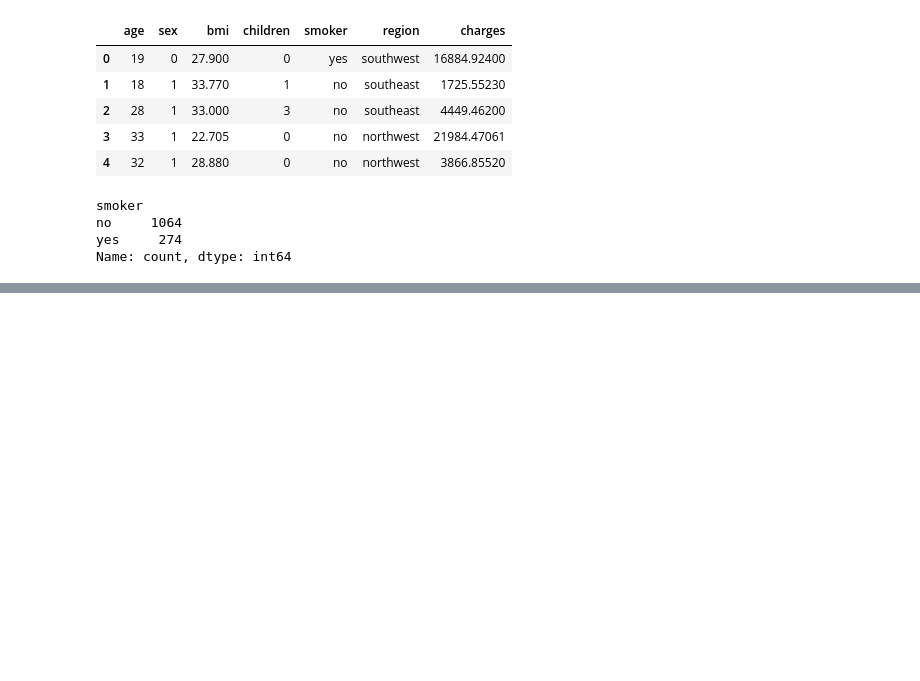
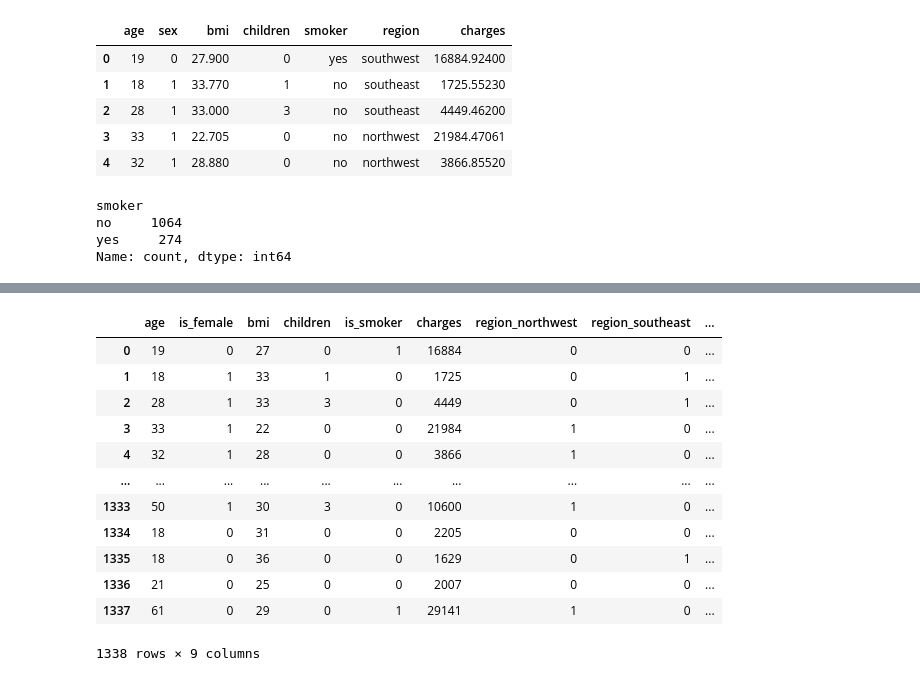
Before and after one commit to debmalya20/ml_project1, a Jupyter notebook: project.ipynb, the cells around one changed output, grey strips where cells are left out. Cells and saved outputs as stored; diff of their text form; code cells hidden in the pictures; blank space fills up the shorter version.

```diff
--- a/project.ipynb
+++ b/project.ipynb
@@ -202,4 +202,4 @@ df_cleaned.head()
 df_cleaned.rename(columns={
     'sex':'is_female',
     'smoker':"is_smoker"
-})
+},inplace=True)
@@ -219,0 +215,2 @@ df_cleaned.rename(columns={
+# %%
+df_cleaned = pd.get_dummies(df_cleaned,columns=['region'],drop_first=True) # we use this get_dummies to make the dummies of the presend data.
@@ -219,0 +226,16 @@ df_cleaned.rename(columns={
+# %%
+df_cleaned.astype(int) #this as type converts all true and fauls into 0 and 1
+# %% [output]
+|  | age | is_female | bmi | children | is_smoker | charges | region_northwest | region_southeast | ... |
+| 0 | 19 | 0 | 27 | 0 | 1 | 16884 | 0 | 0 | ... |
+| 1 | 18 | 1 | 33 | 1 | 0 | 1725 | 0 | 1 | ... |
+| 2 | 28 | 1 | 33 | 3 | 0 | 4449 | 0 | 1 | ... |
+| 3 | 33 | 1 | 22 | 0 | 0 | 21984 | 1 | 0 | ... |
+| 4 | 32 | 1 | 28 | 0 | 0 | 3866 | 1 | 0 | ... |
+| ... | ... | ... | ... | ... | ... | ... | ... | ... | ... |
+| 1333 | 50 | 1 | 30 | 3 | 0 | 10600 | 1 | 0 | ... |
+| 1334 | 18 | 0 | 31 | 0 | 0 | 2205 | 0 | 0 | ... |
+| 1335 | 18 | 0 | 36 | 0 | 0 | 1629 | 0 | 1 | ... |
+| 1336 | 21 | 0 | 25 | 0 | 0 | 2007 | 0 | 0 | ... |
+| 1337 | 61 | 0 | 29 | 0 | 1 | 29141 | 1 | 0 | ... |
+1338 rows × 9 columns
```
Also changed, not shown: parts of 12 cells of this notebook.
